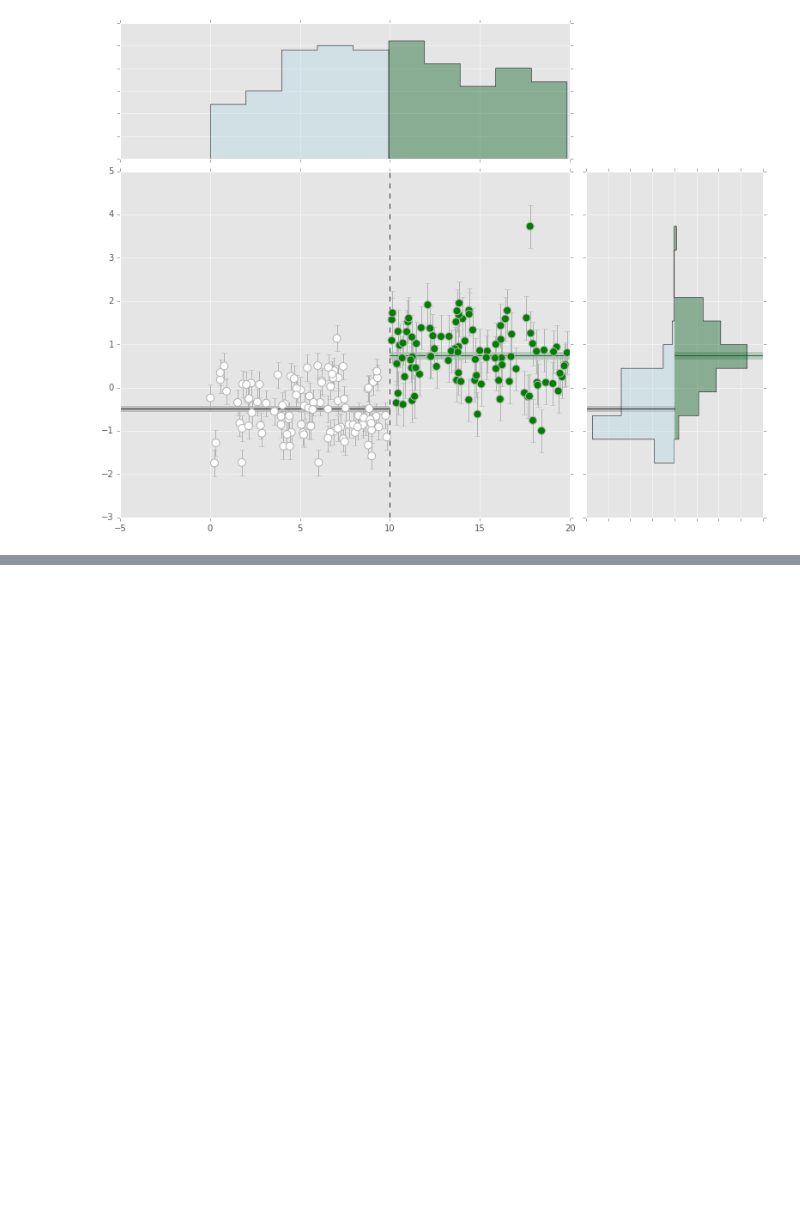
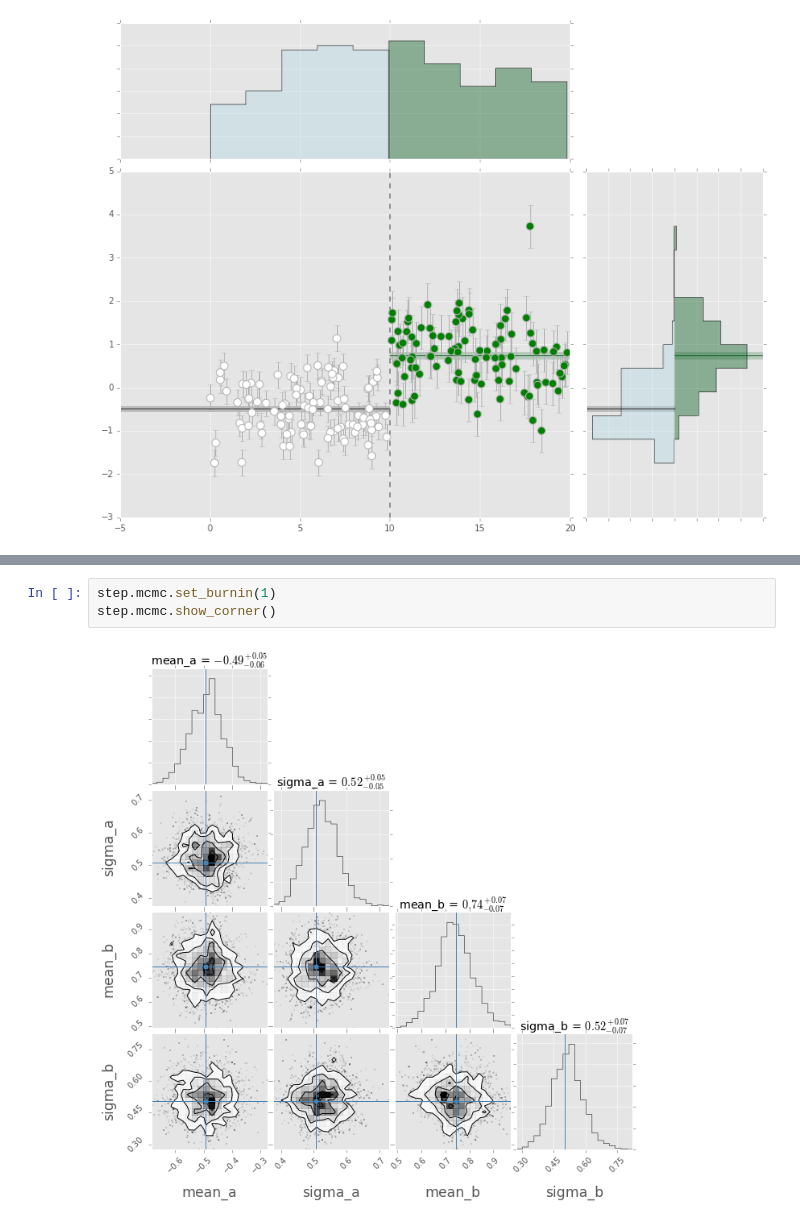
Before and after one commit to MickaelRigault/modefit, a Jupyter notebook: notebooks/Fitting Step on Mock Data.ipynb, the cells around one changed output, grey strips where cells are left out. Drawn from its saved outputs; the diff is of its cells as text; blank space fills up the shorter version.

```diff
--- a/notebooks/Fitting Step on Mock Data.ipynb
+++ b/notebooks/Fitting Step on Mock Data.ipynb
@@ -197,0 +95,5 @@ print 2
+# %%
+step.mcmc.set_burnin(1)
+step.mcmc.show_corner()
+# %% [output]
+[figure, added]
```
Also changed, not shown: parts of 18 cells of this notebook, 3 other files.
